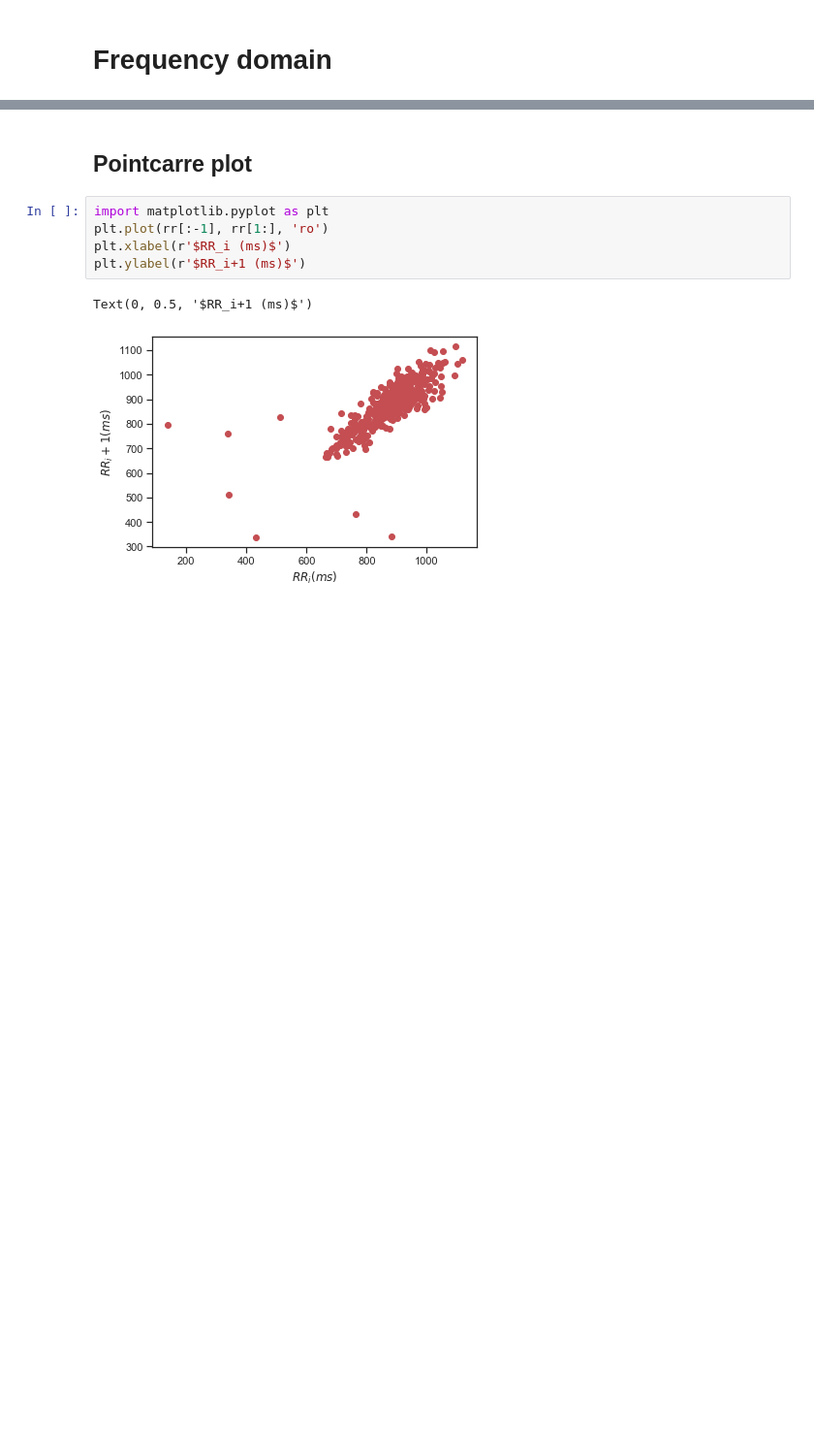
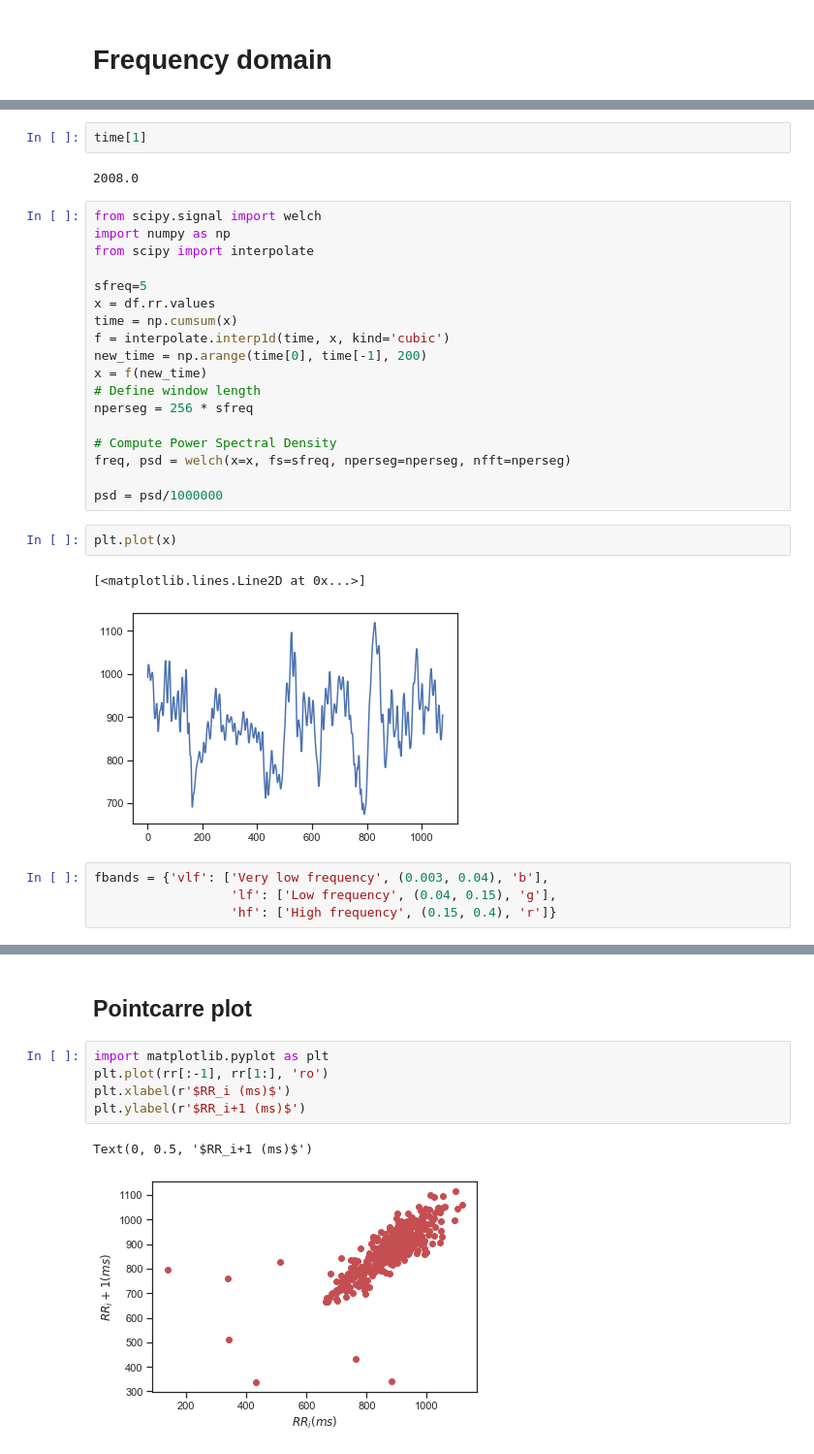
Before and after one commit to embodied-computation-group/systole, a Jupyter notebook: notebooks/HRV.ipynb, the cells around one changed output, grey strips where cells are left out. Shown at 97% size. Cells and saved outputs as stored; diff of their text form; blank space fills up the shorter version.

Commit message:
* hrv_frequency domain: - Update PSD plot - Add parameters (peaks, power, %, nu)

```diff
--- a/notebooks/HRV.ipynb
+++ b/notebooks/HRV.ipynb
@@ -51,0 +51,31 @@ nperseg = 666666 is greater than input length  = 215402, using nperseg = 215402
+# %%
+time[1]
+# %% [output]
+2008.0
+# %%
+from scipy.signal import welch
+import numpy as np
+from scipy import interpolate
+
+sfreq=5
+x = df.rr.values
+time = np.cumsum(x)
+f = interpolate.interp1d(time, x, kind='cubic')
+new_time = np.arange(time[0], time[-1], 200)
+x = f(new_time)
+# Define window length
+nperseg = 256 * sfreq
+
+# Compute Power Spectral Density
+freq, psd = welch(x=x, fs=sfreq, nperseg=nperseg, nfft=nperseg)
+
+psd = psd/1000000
+# %%
+plt.plot(x)
+# %% [output]
+[<matplotlib.lines.Line2D at 0x...>]
+[figure, added]
+# %%
+fbands = {'vlf': ['Very low frequency', (0.003, 0.04), 'b'],
+                  'lf':	['Low frequency', (0.04, 0.15), 'g'],
+                  'hf':	['High frequency', (0.15, 0.4), 'r']}
```
Also changed, not shown: parts of 5 cells of this notebook, 7 other files.
